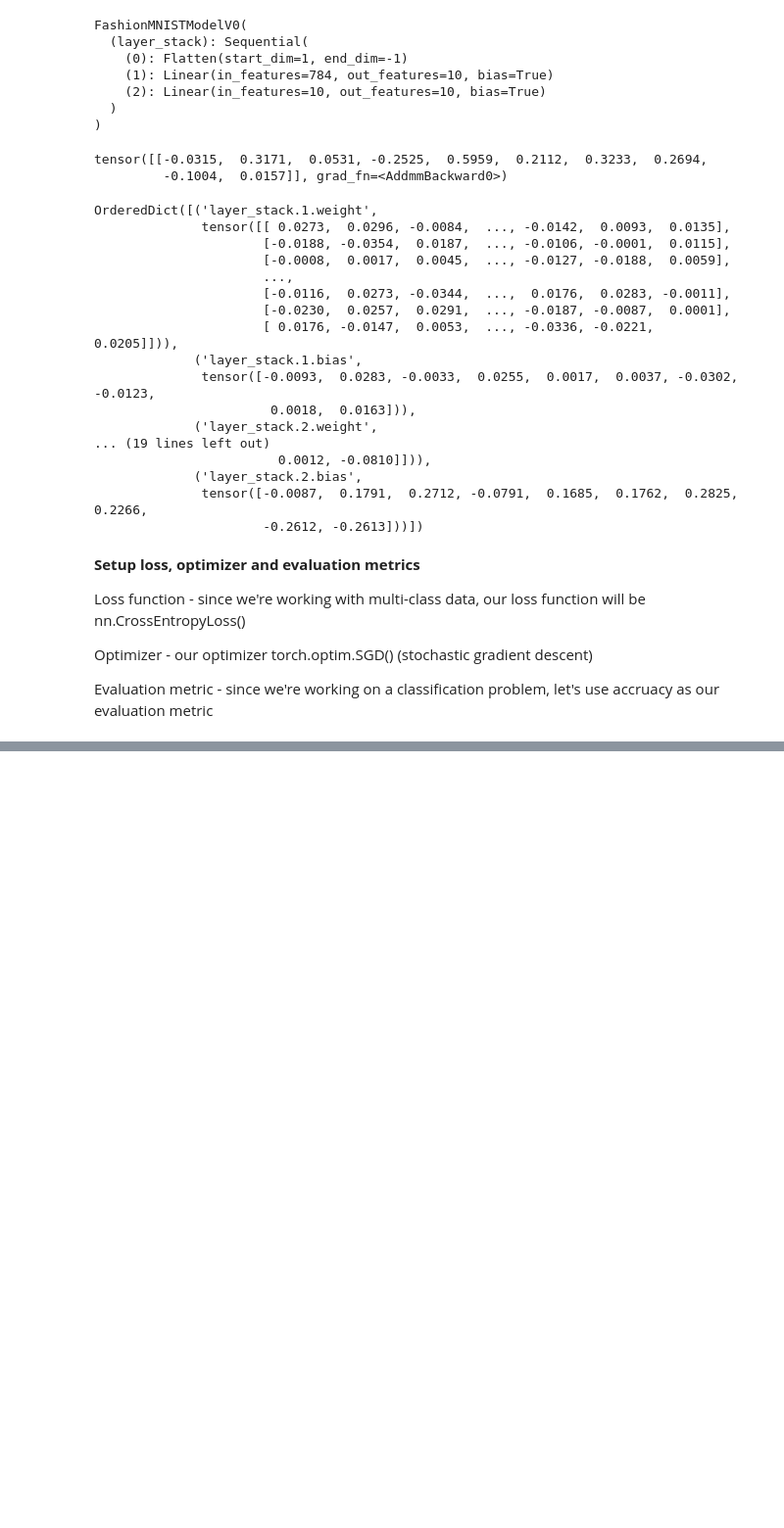
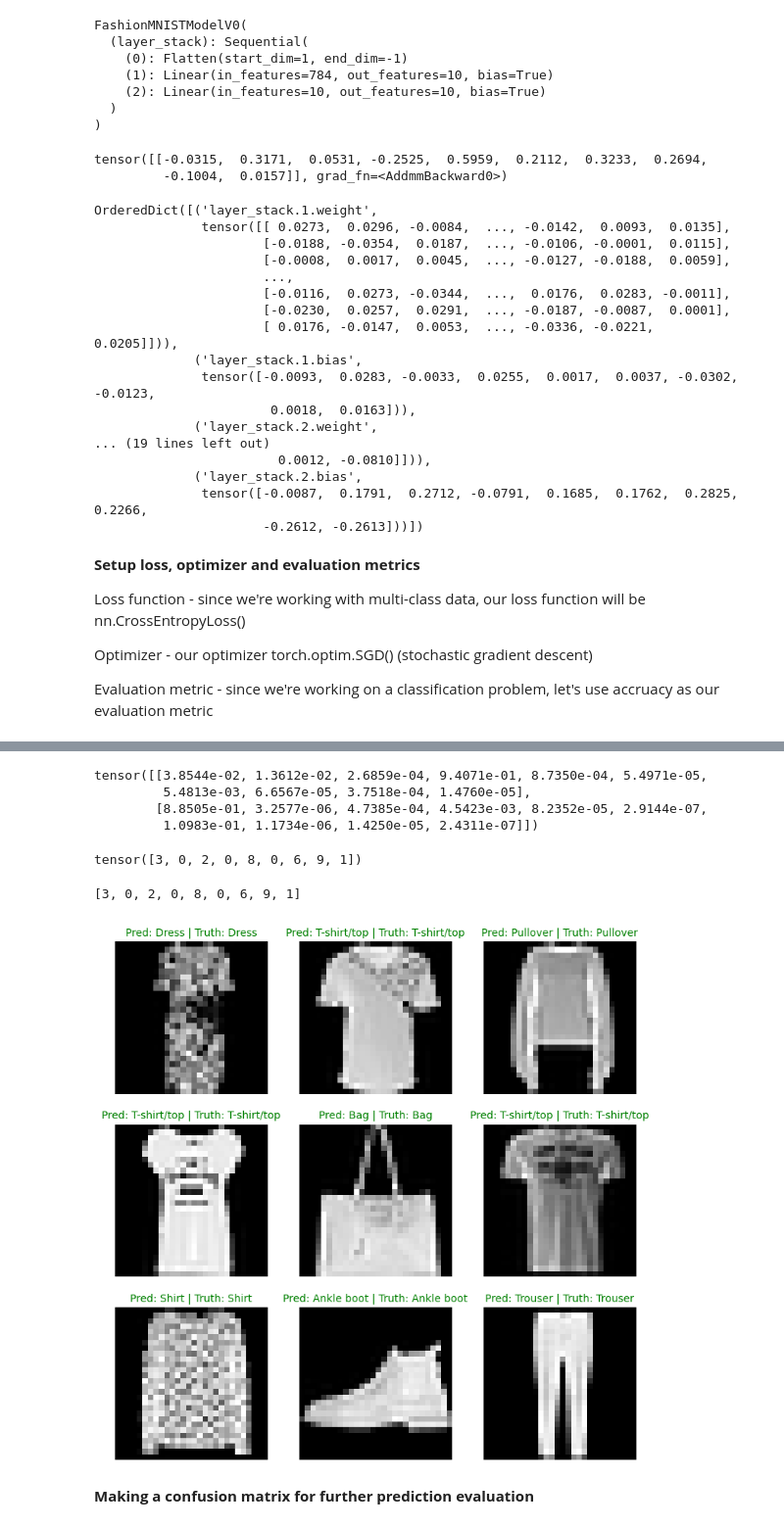
Before and after one commit to Parishri07/Learning-PyTorch, a Jupyter notebook: Computer_Vision_PyTorch.ipynb, the cells around one changed output, grey strips where cells are left out. Shown at 98% size. Cells and saved outputs as stored; diff of their text form; code cells hidden in the pictures; blank space fills up the shorter version.

```diff
--- a/Computer_Vision_PyTorch.ipynb
+++ b/Computer_Vision_PyTorch.ipynb
@@ -351,0 +1071,54 @@ Downloading helper_functions.py
+# %%
+# Make predictions
+pred_probs = make_predictions(model=model_2,
+                              data=test_samples)
+
+# View first two prediction probabilities
+pred_probs[:2]
+# %% [output]
+tensor([[3.8544e-02, 1.3612e-02, 2.6859e-04, 9.4071e-01, 8.7350e-04, 5.4971e-05,
+         5.4813e-03, 6.6567e-05, 3.7518e-04, 1.4760e-05],
+        [8.8505e-01, 3.2577e-06, 4.7385e-04, 4.5423e-03, 8.2352e-05, 2.9144e-07,
+         1.0983e-01, 1.1734e-06, 1.4250e-05, 2.4311e-07]])
+# %%
+# Convert prediction probabilities to labels
+pred_classes = pred_probs.argmax(dim=1)
+pred_classes
+# %% [output]
+tensor([3, 0, 2, 0, 8, 0, 6, 9, 1])
+# %%
+test_labels
+# %% [output]
+[3, 0, 2, 0, 8, 0, 6, 9, 1]
+# %%
+# Plot predictions
+plt.figure(figsize=(9, 9))
+nrows = 3
+ncols = 3
+for i, sample in enumerate(test_samples):
+  # Create subplot
+  plt.subplot(nrows, ncols, i+1)
+
+  # Plot the target image
+  plt.imshow(sample.squeeze(), cmap="gray")
+
+  # Find the prediction (in text form, e.g "Sandal")
+  pred_label = class_names[pred_classes[i]]
+
+  # Get the truth label (in text form)
+  truth_label = class_names[test_labels[i]]
+
+  # Create a title for the plot
+  title_text = f"Pred: {pred_label} | Truth: {truth_label}"
+
+  # Check for equality between pred and truth and change color of title text
+  if pred_label == truth_label:
+    plt.title(title_text, fontsize=10, c="g") # green text if prediction same as truth
+  else:
+    plt.title(title_text, fontsize=10, c="r")
+
+  plt.axis(False);
+# %% [output]
+[figure, added]
+# %% [markdown]
+**Making a confusion matrix for further prediction evaluation**
```
Also changed, not shown: parts of 75 cells of this notebook.
